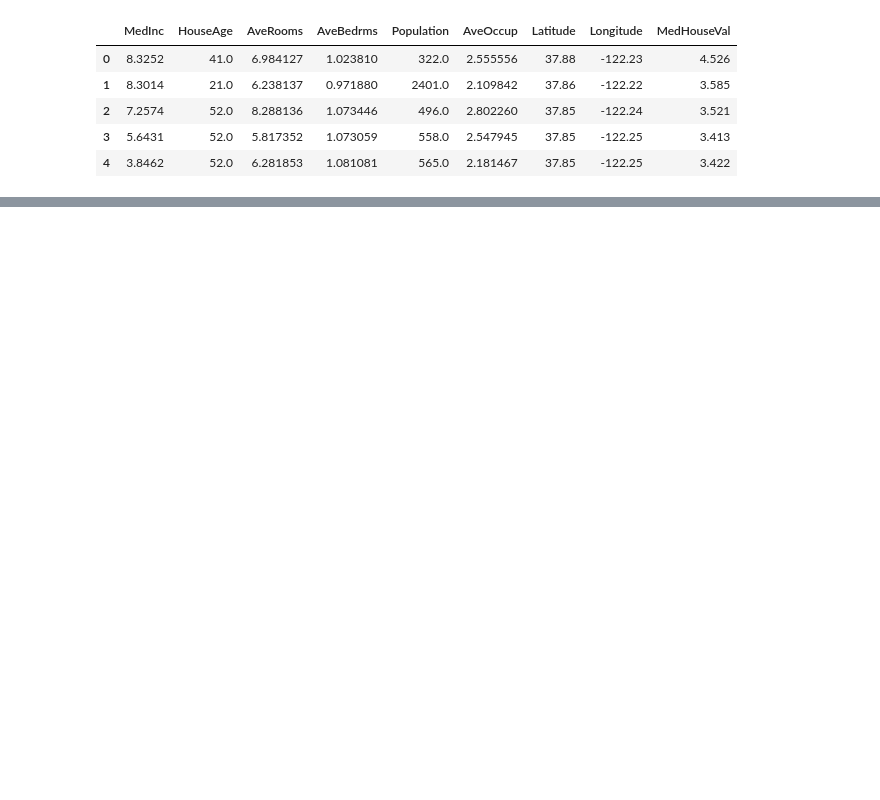
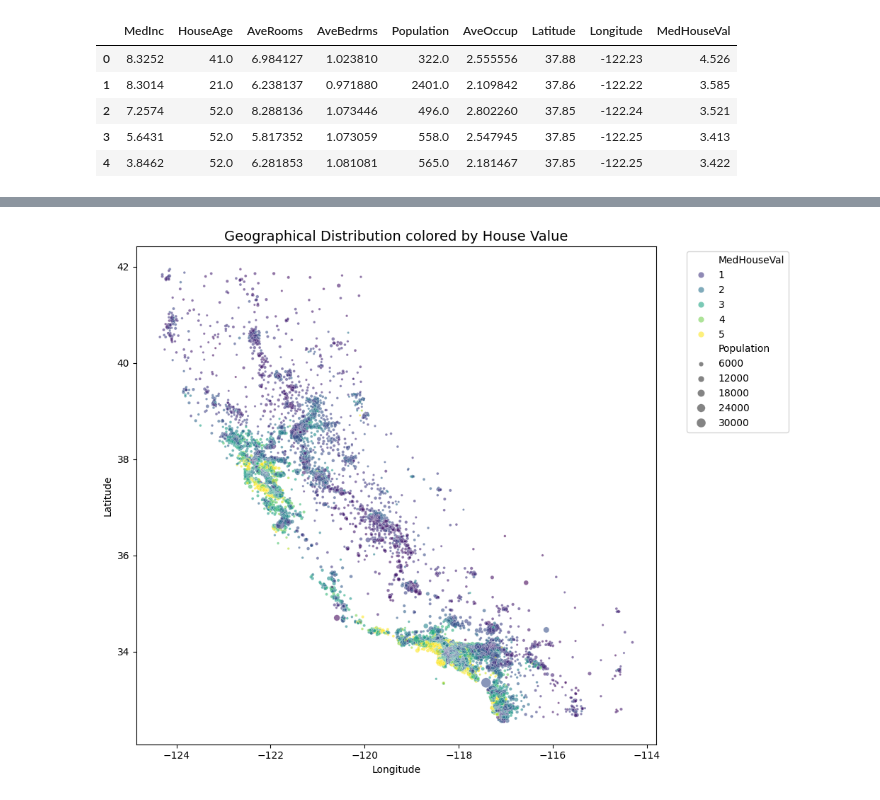
Before and after one commit to NavidAhmadiii/california-house-price-prediction, a Jupyter notebook: house_prediction.ipynb, the cells around one changed output, grey strips where cells are left out. Cells and saved outputs as stored; diff of their text form; code cells hidden in the pictures; blank space fills up the shorter version.

```diff
--- a/house_prediction.ipynb
+++ b/house_prediction.ipynb
@@ -49,0 +86,13 @@ memory usage: 1.4 MB
+# %%
+plt.figure(figsize=(10,8))
+sns.scatterplot(data=df, x='Longitude', y='Latitude',
+                hue='MedHouseVal', palette='viridis',
+                size='Population', sizes=(5,100), alpha=0.6)
+plt.title('Geographical Distribution colored by House Value', fontsize=14)
+plt.xlabel('Longitude')
+plt.ylabel('Latitude')
+plt.legend(bbox_to_anchor=(1.05, 1), loc='upper left')
+plt.tight_layout()
+plt.show()
+# %% [output]
+[figure, added]
```
Also changed, not shown: parts of 4 cells of this notebook, 1 other file.
